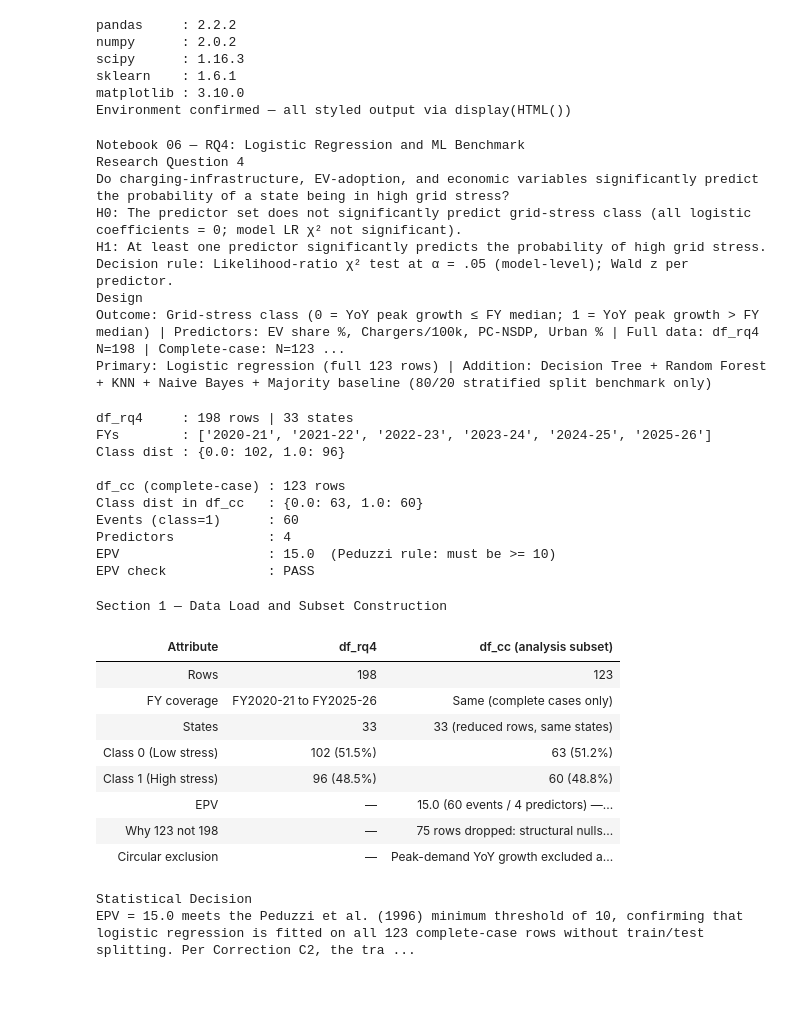
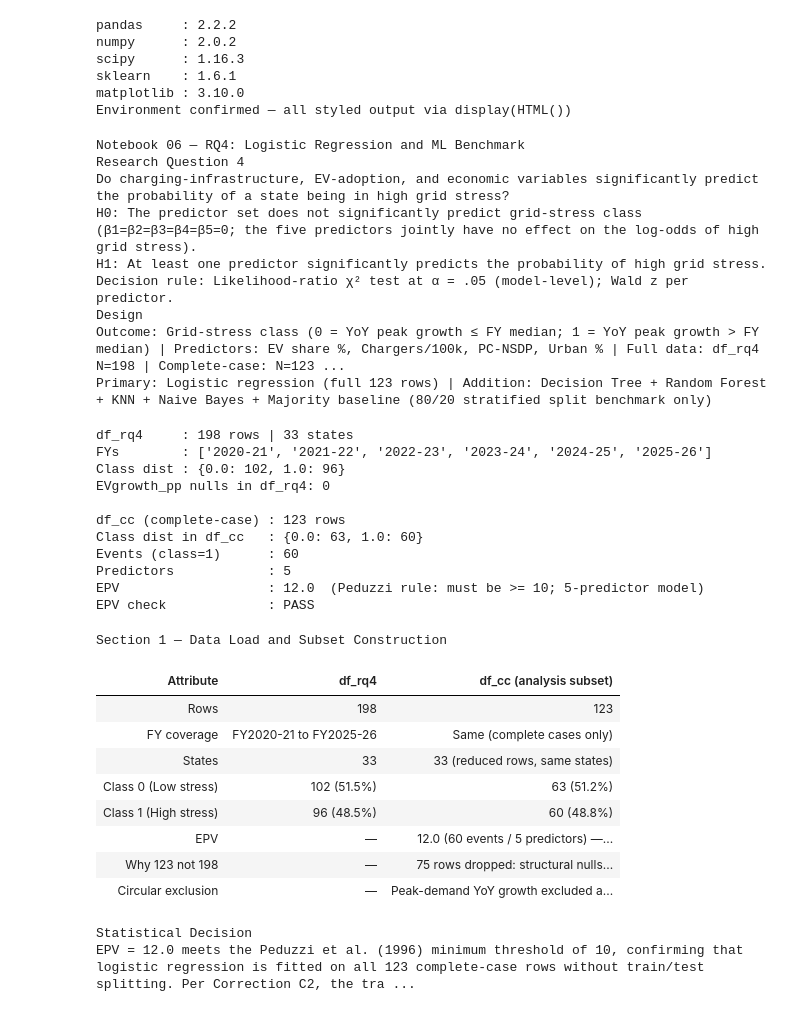
Before and after one commit to Suunil1977/QM640-EV-Grid-Capstone, a Jupyter notebook: notebooks/06_RQ4_logistic_classification.ipynb, the cells around one changed output. Drawn from its saved outputs; the diff is of its cells as text; code cells hidden in the pictures.

```diff
--- a/notebooks/06_RQ4_logistic_classification.ipynb
+++ b/notebooks/06_RQ4_logistic_classification.ipynb
@@ -63,7 +63,7 @@ display(HTML(
     '<p style="font-family:DejaVu Sans,sans-serif; font-size:13px; color:#333333; '
     'line-height:1.6; margin:4px 0;">'
     '<b>H0:</b> The predictor set does not significantly predict grid-stress class '
-    '(all logistic coefficients = 0; model LR &chi;&sup2; not significant).<br>'
+    '(&beta;<sub>1</sub>=&beta;<sub>2</sub>=&beta;<sub>3</sub>=&beta;<sub>4</sub>=&beta;<sub>5</sub>=0; the five predictors jointly have no effect on the log-odds of high grid stress).<br>'
     '<b>H1:</b> At least one predictor significantly predicts the probability of '
     'high grid stress.<br>'
     '<b>Decision rule:</b> Likelihood-ratio &chi;&sup2; test at &alpha; = .05 '
@@ -75,7 +75,7 @@ display(HTML(
     'Outcome: Grid-stress class (0 = YoY peak growth &le; FY median; '
     '1 = YoY peak growth &gt; FY median) | '
     'Predictors: EV share %, Chargers/100k, PC-NSDP, Urban % | '
-    'Full data: df_rq4 N=198 | Complete-case: N=123 (EPV=15.0 &ge; 10) |<br>'
+    'Full data: df_rq4 N=198 | Complete-case: N=123 (EPV=12.0 &ge; 10) |<br>'
     'Primary: Logistic regression (full 123 rows) | '
     'Addition: Decision Tree + Random Forest + KNN + Naive Bayes + '
     'Majority baseline (80/20 stratified split benchmark only)</p>'
@@ -90,7 +90,7 @@ Environment confirmed — all styled output via display(HTML())
 Notebook 06 — RQ4: Logistic Regression and ML Benchmark
 Research Question 4
 Do charging-infrastructure, EV-adoption, and economic variables significantly predict the probability of a state being in high grid stress?
-H0: The predictor set does not significantly predict grid-stress class (all logistic coefficients = 0; model LR χ² not significant).
+H0: The predictor set does not significantly predict grid-stress class (β1=β2=β3=β4=β5=0; the five predictors jointly have no effect on the log-odds of high grid stress).
 H1: At least one predictor significantly predicts the probability of high grid stress.
 Decision rule: Likelihood-ratio χ² test at α = .05 (model-level); Wald z per predictor.
 Design
@@ -111,23 +111,33 @@ SOURCE = 'QM640_Analysis_Panel_UPDATED.xlsx'
 df = pd.read_excel(SOURCE, sheet_name='Panel_State_FY')
 df['EV_share_pct'] = df['EV share %'] * 100
 
+# EVgrowth: year-on-year change in EV share % per state (percentage points)
+# Derived as first difference of EV_share_pct per state to avoid division by zero
+# when prior-year EV share is 0 (which occurs in early years for several states).
+# Using absolute pp change rather than % change is consistent with synopsis intent
+# of capturing EV adoption velocity as a predictor of grid stress.
+# IMPORTANT: compute EVgrowth_pp BEFORE building df_rq4 so the column exists
+df = df.sort_values(['State (ICED name)', 'FY']).reset_index(drop=True)
+df['EVgrowth_pp'] = df.groupby('State (ICED name)')['EV_share_pct'].diff()
+
 # df_rq4: all rows where Grid-stress class is not null
+# Built AFTER EVgrowth_pp is added so the column is present in the subset
 df_rq4 = df.dropna(subset=['Grid-stress class']).copy().reset_index(drop=True)
 print(f"df_rq4     : {len(df_rq4)} rows | {df_rq4['State (ICED name)'].nunique()} states")
 print(f"FYs        : {sorted(df_rq4['FY'].unique())}")
 print(f"Class dist : {df_rq4['Grid-stress class'].value_counts().sort_index().to_dict()}")
+print(f"EVgrowth_pp nulls in df_rq4: {df_rq4['EVgrowth_pp'].isna().sum()}")
 
-# Four predictors — EV share %, Chargers/100k, PC-NSDP, Urban %
-# Note: Chargers/100k and PC-NSDP have structural nulls -> complete-case N=123
 PREDICTORS = [
     'EV_share_pct',
     'Chargers per 100k population',
     'PC-NSDP Current Rs (RBI/NSO)',
     'Urban % (Census 2011)',
+    'EVgrowth_pp',
 ]
-PRED_LABELS = ['EV Share %', 'Chargers /100k', 'PC-NSDP (Rs)', 'Urban %']
+PRED_LABELS = ['EV Share %', 'Chargers /100k', 'PC-NSDP (Rs)', 'Urban %', 'EVgrowth (pp)']
 
-# Complete-case subset (drops rows missing Chargers/100k or PC-NSDP)
+# Complete-case subset — drops rows missing any predictor
 df_cc = df_rq4.dropna(subset=PREDICTORS).copy().reset_index(drop=True)
 print(f"\ndf_cc (complete-case) : {len(df_cc)} rows")
 print(f"Class dist in df_cc   : {df_cc['Grid-stress class'].value_counts().sort_index().to_dict()}")
@@ -137,7 +147,7 @@ k_pred   = len(PREDICTORS)
 epv      = n_events / k_pred
 print(f"Events (class=1)      : {n_events}")
 print(f"Predictors            : {k_pred}")
-print(f"EPV                   : {epv:.1f}  (Peduzzi rule: must be >= 10)")
+print(f"EPV                   : {epv:.1f}  (Peduzzi rule: must be >= 10; 5-predictor model)")
 print(f"EPV check             : {'PASS' if epv >= 10 else 'FAIL'}")
 
 # Prepare arrays
@@ -163,46 +173,47 @@ display(HTML(
     '<tr style="background-color:#F2F2F2;"><td style="padding:7px 10px; border-bottom:0.5px solid #DDDDDD;">States</td><td style="padding:7px 10px; border-bottom:0.5px solid #DDDDDD;">33</td><td style="padding:7px 10px; border-bottom:0.5px solid #DDDDDD;">33 (reduced rows, same states)</td></tr>'
     '<tr style="background-color:#FFFFFF;"><td style="padding:7px 10px; border-bottom:0.5px solid #DDDDDD;">Class 0 (Low stress)</td><td style="padding:7px 10px; border-bottom:0.5px solid #DDDDDD;">102 (51.5%)</td><td style="padding:7px 10px; border-bottom:0.5px solid #DDDDDD;">63 (51.2%)</td></tr>'
     '<tr style="background-color:#F2F2F2;"><td style="padding:7px 10px; border-bottom:0.5px solid #DDDDDD;">Class 1 (High stress)</td><td style="padding:7px 10px; border-bottom:0.5px solid #DDDDDD;">96 (48.5%)</td><td style="padding:7px 10px; border-bottom:0.5px solid #DDDDDD;">60 (48.8%)</td></tr>'
-    '<tr style="background-color:#FFFFFF;"><td style="padding:7px 10px; border-bottom:0.5px solid #DDDDDD;">EPV</td><td style="padding:7px 10px; border-bottom:0.5px solid #DDDDDD;">&mdash;</td><td style="padding:7px 10px; border-bottom:0.5px solid #DDDDDD;">15.0 (60 events / 4 predictors) &mdash; PASS &ge; 10</td></tr>'
+    '<tr style="background-color:#FFFFFF;"><td style="padding:7px 10px; border-bottom:0.5px solid #DDDDDD;">EPV</td><td style="padding:7px 10px; border-bottom:0.5px solid #DDDDDD;">&mdash;</td><td style="padding:7px 10px; border-bottom:0.5px solid #DDDDDD;">12.0 (60 events / 5 predictors) &mdash; PASS &ge; 10</td></tr>'
     '<tr style="background-color:#F2F2F2;"><td style="padding:7px 10px; border-bottom:0.5px solid #DDDDDD;">Why 123 not 198</td><td style="padding:7px 10px; border-bottom:0.5px solid #DDDDDD;">&mdash;</td><td style="padding:7px 10px; border-bottom:0.5px solid #DDDDDD;">75 rows dropped: structural nulls in Chargers/100k (Ladakh, Mizoram) and PC-NSDP (D&amp;NH+D&amp;D, Lakshadweep, Gujarat)</td></tr>'
     '<tr style="background-color:#FFFFFF;"><td style="padding:7px 10px; border-bottom:0.5px solid #DDDDDD;">Circular exclusion</td><td style="padding:7px 10px; border-bottom:0.5px solid #DDDDDD;">&mdash;</td><td style="padding:7px 10px; border-bottom:0.5px solid #DDDDDD;">Peak-demand YoY growth excluded as predictor &mdash; Grid-stress class is derived from it</td></tr>'
     '</tbody></table>'
     '<h3 style="color:#666666; font-family:DejaVu Sans,sans-serif; font-size:13px; '
     'font-weight:bold; margin:12px 0 4px 0;">Statistical Decision</h3>'
     '<div style="border-left:4px solid #0060FF; background:#F9F9F9; '
     'border-radius:0 6px 6px 0; padding:10px 14px; margin-top:4px;">'
     '<p style="font-family:DejaVu Sans,sans-serif; font-size:13px; '
     'color:#333333; line-height:1.6; margin:0;">'
-    'EPV = 15.0 meets the Peduzzi et al. (1996) minimum threshold of 10, confirming '
+    'EPV = 12.0 meets the Peduzzi et al. (1996) minimum threshold of 10, confirming '
     'that logistic regression is fitted on all 123 complete-case rows without '
     'train/test splitting. Per Correction C2, the train/test 80/20 split is used '
     'only for the ML benchmark layer (Section 4), not for the primary hypothesis '
     'test. The outcome is near-perfectly balanced (51.2% vs 48.8%), so no '
     'class-imbalance correction is required.</p></div>'
 ))
 # %% [output]
 df_rq4     : 198 rows | 33 states
 FYs        : ['2020-21', '2021-22', '2022-23', '2023-24', '2024-25', '2025-26']
 Class dist : {0.0: 102, 1.0: 96}
+EVgrowth_pp nulls in df_rq4: 0
 
 df_cc (complete-case) : 123 rows
 Class dist in df_cc   : {0.0: 63, 1.0: 60}
 Events (class=1)      : 60
-Predictors            : 4
-EPV                   : 15.0  (Peduzzi rule: must be >= 10)
+Predictors            : 5
+EPV                   : 12.0  (Peduzzi rule: must be >= 10; 5-predictor model)
 EPV check             : PASS
 Section 1 — Data Load and Subset Construction
 | Attribute | df_rq4 | df_cc (analysis subset) |
 | Rows | 198 | 123 |
 | FY coverage | FY2020-21 to FY2025-26 | Same (complete cases only) |
 | States | 33 | 33 (reduced rows, same states) |
 | Class 0 (Low stress) | 102 (51.5%) | 63 (51.2%) |
 | Class 1 (High stress) | 96 (48.5%) | 60 (48.8%) |
-| EPV | — | 15.0 (60 events / 4 predictors) —... |
+| EPV | — | 12.0 (60 events / 5 predictors) —... |
 | Why 123 not 198 | — | 75 rows dropped: structural nulls... |
 | Circular exclusion | — | Peak-demand YoY growth excluded a... |
 Statistical Decision
-EPV = 15.0 meets the Peduzzi et al. (1996) minimum threshold of 10, confirming that logistic regression is fitted on all 123 complete-case rows without train/test splitting. Per Correction C2, the tra ...
+EPV = 12.0 meets the Peduzzi et al. (1996) minimum threshold of 10, confirming that logistic regression is fitted on all 123 complete-case rows without train/test splitting. Per Correction C2, the tra ...
 # %%
 # ==============================================================================
 # SECTION 2 — Primary: Logistic Regression (Full 123 rows)
```
Also changed, not shown: parts of 4 cells of this notebook, 7 other files.
